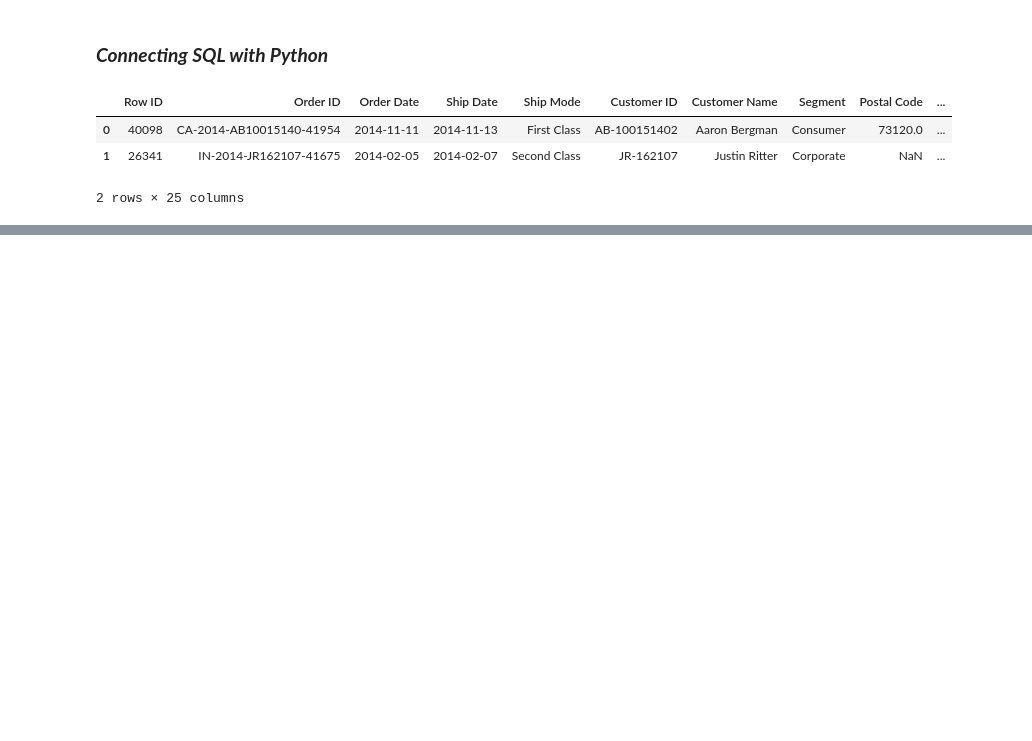
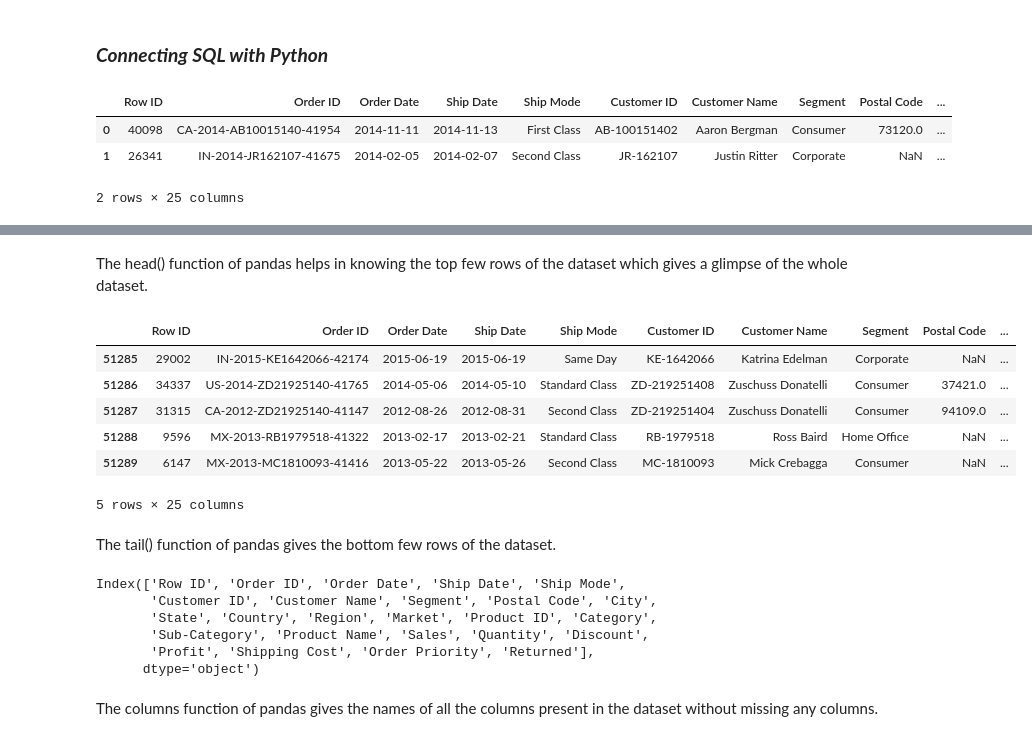
Before and after one commit to Bhavan2603/Python-Scripts, a Jupyter notebook: Exploratory Data Analysis/Global_Store/Global_Store_EDA.ipynb, the cells around one changed output, grey strips where cells are left out. Drawn from its saved outputs; the diff is of its cells as text; code cells hidden in the pictures; blank space fills up the shorter version.

```diff
--- a/Exploratory Data Analysis/Global_Store/Global_Store_EDA.ipynb
+++ b/Exploratory Data Analysis/Global_Store/Global_Store_EDA.ipynb
@@ -61,0 +73,25 @@ df.head(2)
+# %% [markdown]
+The head() function of pandas helps in knowing the top few rows of the dataset which gives a glimpse of the whole dataset.
+# %%
+df.tail()
+# %% [output]
+|  | Row ID | Order ID | Order Date | Ship Date | Ship Mode | Customer ID | Customer Name | Segment | Postal Code | ... |
+| 51285 | 29002 | IN-2015-KE1642066-42174 | 2015-06-19 | 2015-06-19 | Same Day | KE-1642066 | Katrina Edelman | Corporate | NaN | ... |
+| 51286 | 34337 | US-2014-ZD21925140-41765 | 2014-05-06 | 2014-05-10 | Standard Class | ZD-219251408 | Zuschuss Donatelli | Consumer | 37421.0 | ... |
+| 51287 | 31315 | CA-2012-ZD21925140-41147 | 2012-08-26 | 2012-08-31 | Second Class | ZD-219251404 | Zuschuss Donatelli | Consumer | 94109.0 | ... |
+| 51288 | 9596 | MX-2013-RB1979518-41322 | 2013-02-17 | 2013-02-21 | Standard Class | RB-1979518 | Ross Baird | Home Office | NaN | ... |
+| 51289 | 6147 | MX-2013-MC1810093-41416 | 2013-05-22 | 2013-05-26 | Second Class | MC-1810093 | Mick Crebagga | Consumer | NaN | ... |
+5 rows × 25 columns
+# %% [markdown]
+The tail() function of pandas gives the bottom few rows of the dataset.
+# %%
+df.columns
+# %% [output]
+Index(['Row ID', 'Order ID', 'Order Date', 'Ship Date', 'Ship Mode',
+       'Customer ID', 'Customer Name', 'Segment', 'Postal Code', 'City',
+       'State', 'Country', 'Region', 'Market', 'Product ID', 'Category',
+       'Sub-Category', 'Product Name', 'Sales', 'Quantity', 'Discount',
+       'Profit', 'Shipping Cost', 'Order Priority', 'Returned'],
+      dtype='object')
+# %% [markdown]
+The columns function of pandas gives the names of all the columns present in the dataset without missing any columns.
```
Also changed, not shown: parts of 28 cells of this notebook.
